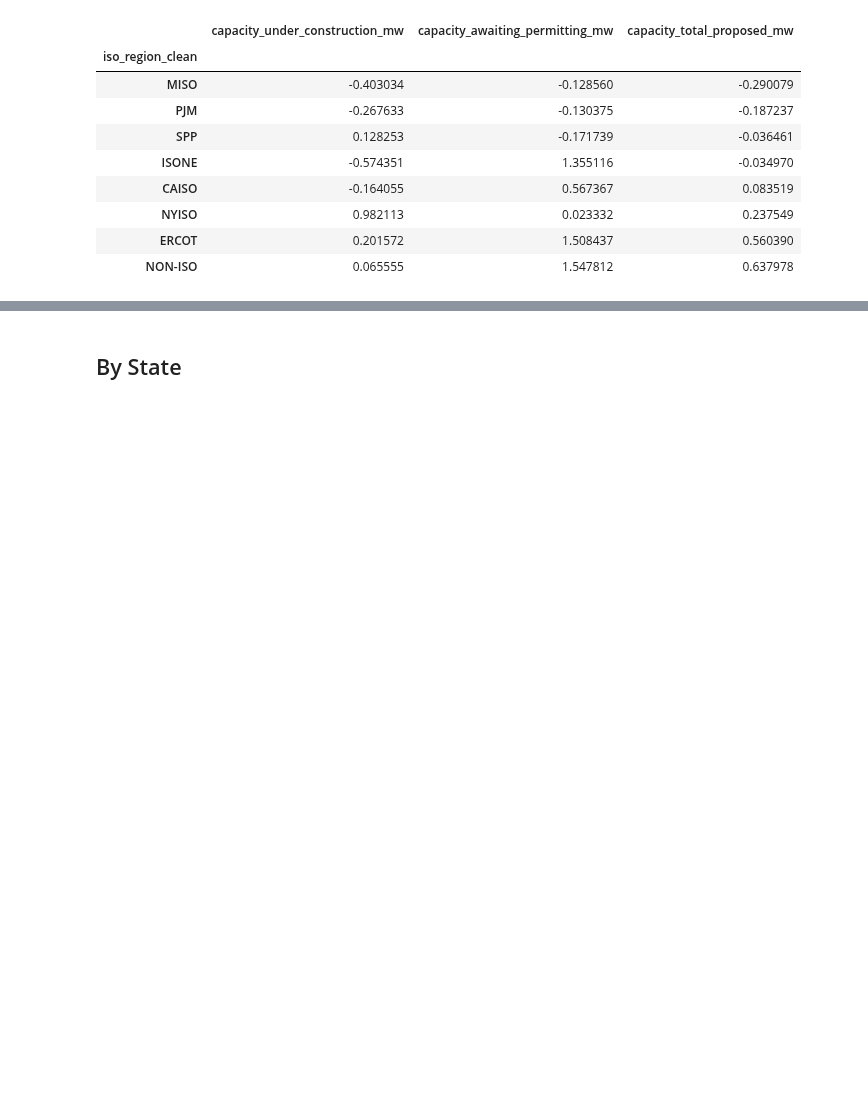
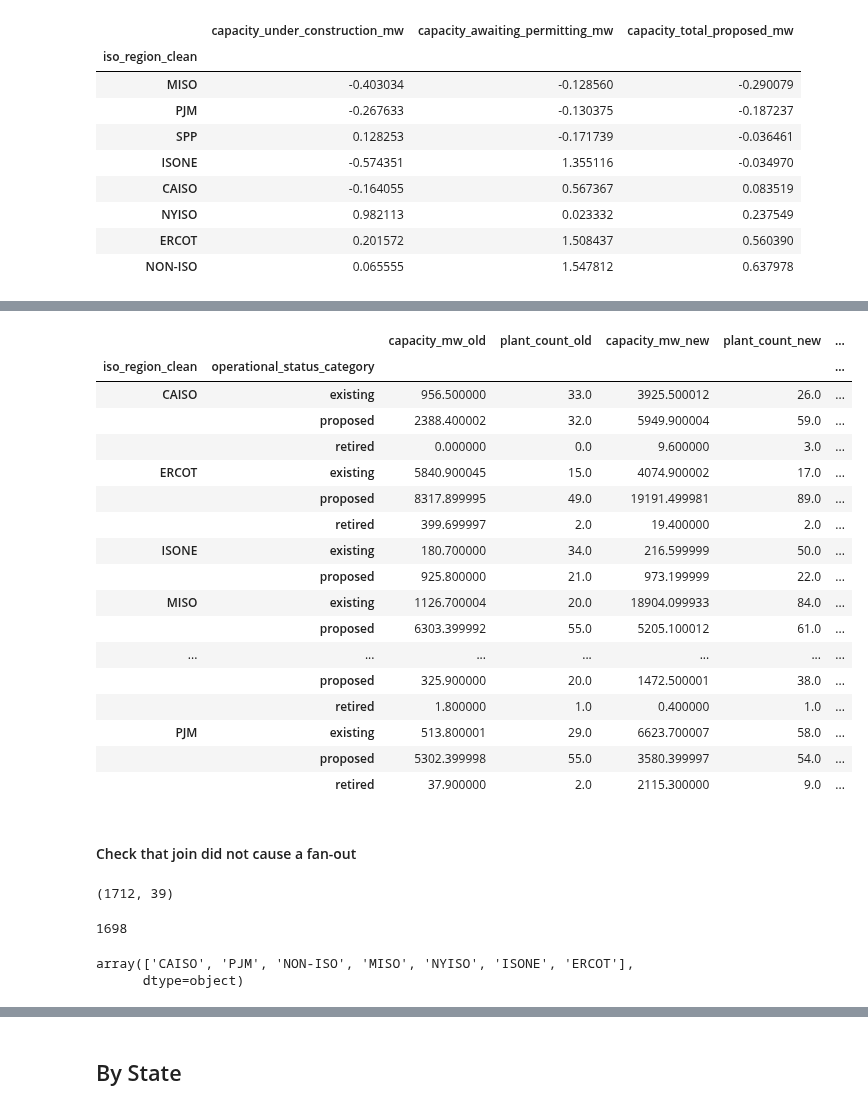
Before and after one commit to deployment-gap-model-education-fund/deployment-gap-model, a Jupyter notebook: notebooks/data_updates/eia860m_acp/data_mart.county_concrete_mw.ipynb, the cells around one changed output, grey strips where cells are left out. Saved outputs shown, nothing was run; the diff lists cells and outputs as text; code cells hidden in the pictures; blank space fills up the shorter version.

```diff
--- a/notebooks/data_updates/eia860m_acp/data_mart.county_concrete_mw.ipynb
+++ b/notebooks/data_updates/eia860m_acp/data_mart.county_concrete_mw.ipynb
@@ -123,0 +223,24 @@ capacity_by_iso_region_pct_change.sort_values(by="capacity_total_proposed_mw")
+# %%
+eia_plant_region_status_capacity_combined.groupby(["iso_region_clean", "operational_status_category"]).sum().assign(
+    plant_count_pct_change=lambda df: (df.plant_count_new - df.plant_count_old) / df.plant_count_old,
+    capacity_mw_pct_change=lambda df: (df.capacity_mw_new - df.capacity_mw_old) / df.capacity_mw_old,
+)
+# %% [output]
+|  |  | capacity_mw_old | plant_count_old | capacity_mw_new | plant_count_new | ... |
+| iso_region_clean | operational_status_category |  |  |  |  | ... |
+| CAISO | existing | 956.500000 | 33.0 | 3925.500012 | 26.0 | ... |
+|  | proposed | 2388.400002 | 32.0 | 5949.900004 | 59.0 | ... |
+|  | retired | 0.000000 | 0.0 | 9.600000 | 3.0 | ... |
+| ERCOT | existing | 5840.900045 | 15.0 | 4074.900002 | 17.0 | ... |
+|  | proposed | 8317.899995 | 49.0 | 19191.499981 | 89.0 | ... |
+|  | retired | 399.699997 | 2.0 | 19.400000 | 2.0 | ... |
+| ISONE | existing | 180.700000 | 34.0 | 216.599999 | 50.0 | ... |
+|  | proposed | 925.800000 | 21.0 | 973.199999 | 22.0 | ... |
+| MISO | existing | 1126.700004 | 20.0 | 18904.099933 | 84.0 | ... |
+|  | proposed | 6303.399992 | 55.0 | 5205.100012 | 61.0 | ... |
+| ... | ... | ... | ... | ... | ... | ... |
+|  | proposed | 325.900000 | 20.0 | 1472.500001 | 38.0 | ... |
+|  | retired | 1.800000 | 1.0 | 0.400000 | 1.0 | ... |
+| PJM | existing | 513.800001 | 29.0 | 6623.700007 | 58.0 | ... |
+|  | proposed | 5302.399998 | 55.0 | 3580.399997 | 54.0 | ... |
+|  | retired | 37.900000 | 2.0 | 2115.300000 | 9.0 | ... |
@@ -123,0 +269,6 @@ capacity_by_iso_region_pct_change.sort_values(by="capacity_total_proposed_mw")
+# %% [markdown]
+#### Check that join did not cause a fan-out
+# %%
+eia_combined.shape
+# %% [output]
+(1712, 39)
@@ -123,0 +278,9 @@ capacity_by_iso_region_pct_change.sort_values(by="capacity_total_proposed_mw")
+# %%
+len(set(eia_new.unique_id.to_list() + eia_old.unique_id.to_list()))
+# %% [output]
+1698
+# %%
+eia_combined.query("report_date_old.isnull()").iso_region_clean.unique()
+# %% [output]
+array(['CAISO', 'PJM', 'NON-ISO', 'MISO', 'NYISO', 'ISONE', 'ERCOT'],
+      dtype=object)
```
Also changed, not shown: parts of 25 cells of this notebook.
